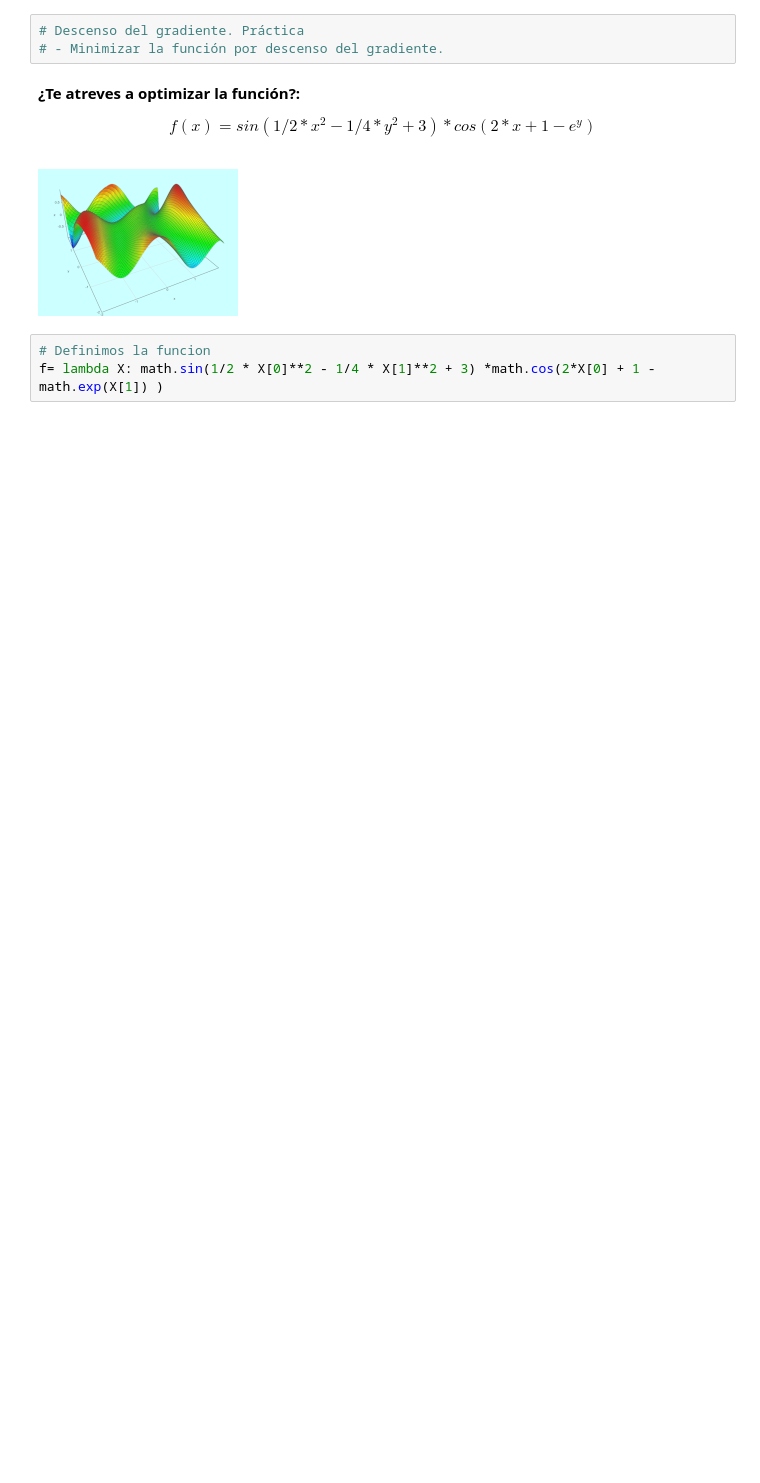
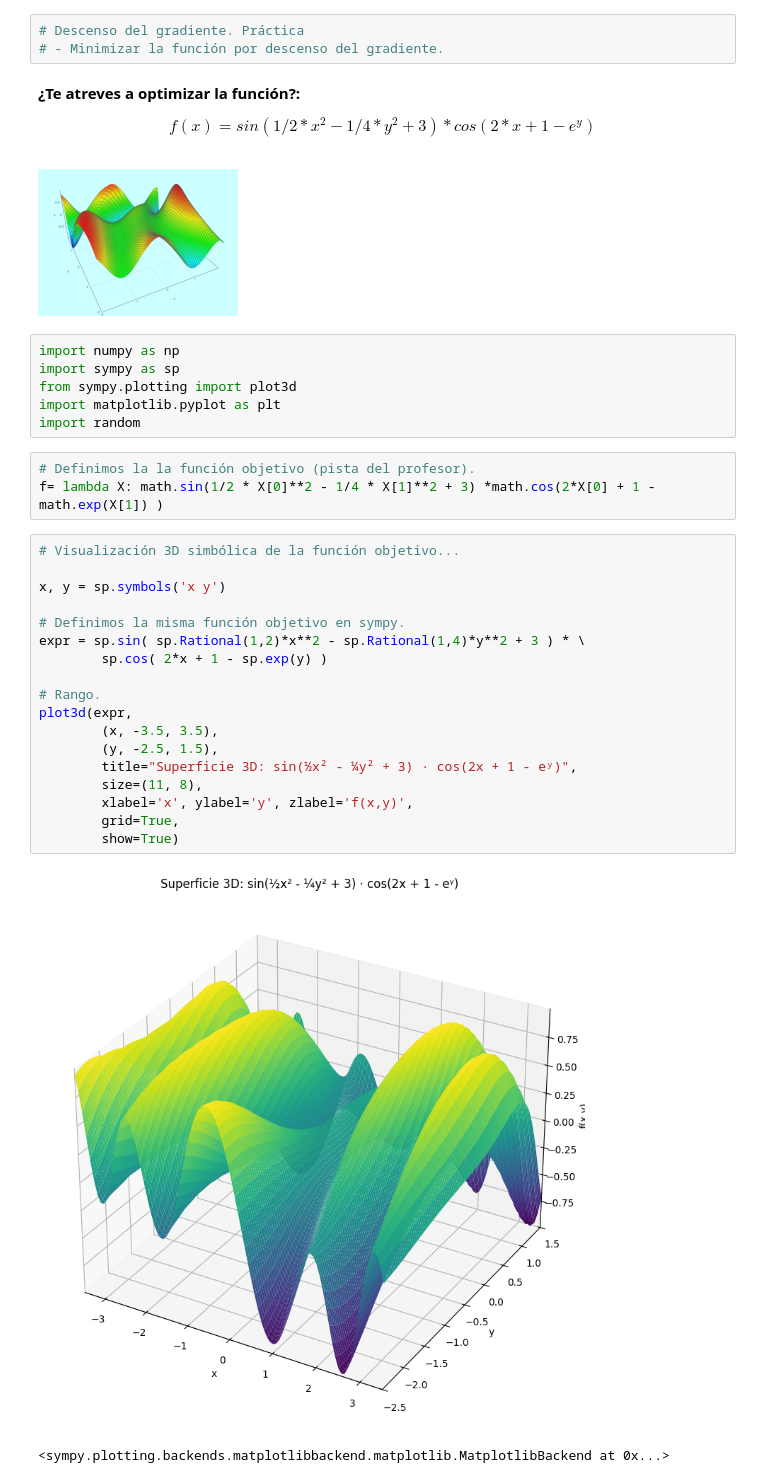
Before and after one commit to Mitch-Cruz/03MAIR-Algoritmos-de-Optimizacion, a Jupyter notebook: AG2/Practica_Individual_AG2.ipynb, the cells around one changed output. Drawn from its saved outputs; the diff is of its cells as text; blank space fills up the shorter version.

```diff
--- a/AG2/Practica_Individual_AG2.ipynb
+++ b/AG2/Practica_Individual_AG2.ipynb
@@ -25,7 +391,34 @@ https://github.com/Mitch-Cruz/03MAIR-Algoritmos-de-Optimizacion/tree/main/AG2 (G
 $$f(x)=sin(1/2 * x^2 - 1/4 * y^2 + 3) * cos(2*x + 1 - e^y)$$
 <br>
 ![2.png](embedded-picture-1)
+# %%
+import numpy as np
+import sympy as sp
+from sympy.plotting import plot3d
+import matplotlib.pyplot as plt
+import random
 # %%
-# Definimos la funcion
+# Definimos la la función objetivo (pista del profesor).
 f= lambda X: math.sin(1/2 * X[0]**2 - 1/4 * X[1]**2 + 3) *math.cos(2*X[0] + 1 - math.exp(X[1]) )
+# %%
+# Visualización 3D simbólica de la función objetivo...
+
+x, y = sp.symbols('x y')
+
+# Definimos la misma función objetivo en sympy.
+expr = sp.sin( sp.Rational(1,2)*x**2 - sp.Rational(1,4)*y**2 + 3 ) * \
+        sp.cos( 2*x + 1 - sp.exp(y) )
+
+# Rango.
+plot3d(expr,
+        (x, -3.5, 3.5),
+        (y, -2.5, 1.5),
+        title="Superficie 3D: sin(½x² - ¼y² + 3) · cos(2x + 1 - eʸ)",
+        size=(11, 8),
+        xlabel='x', ylabel='y', zlabel='f(x,y)',
+        grid=True,
+        show=True)
+# %% [output]
+[figure, added]
+<sympy.plotting.backends.matplotlibbackend.matplotlib.MatplotlibBackend at 0x...>
 # %%
```
Also changed, not shown: parts of 20 cells of this notebook.
